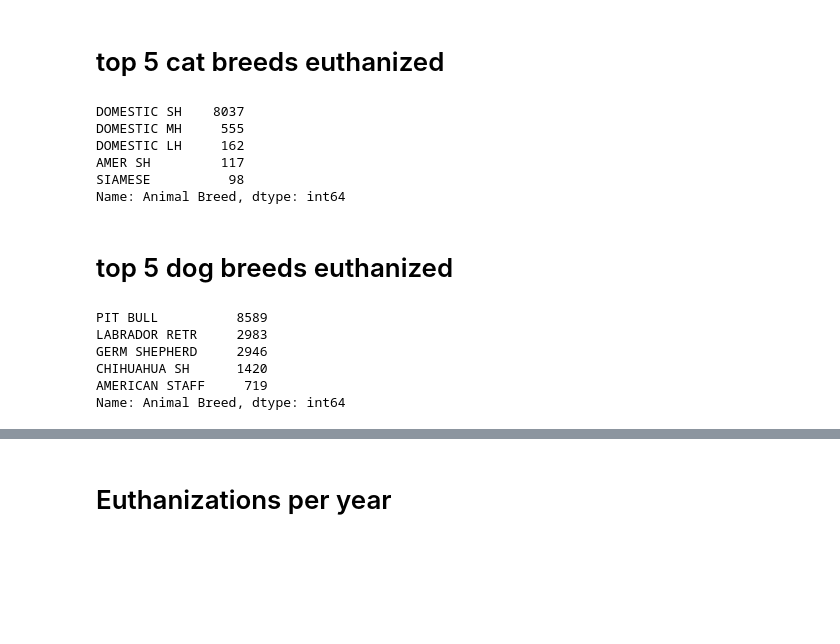
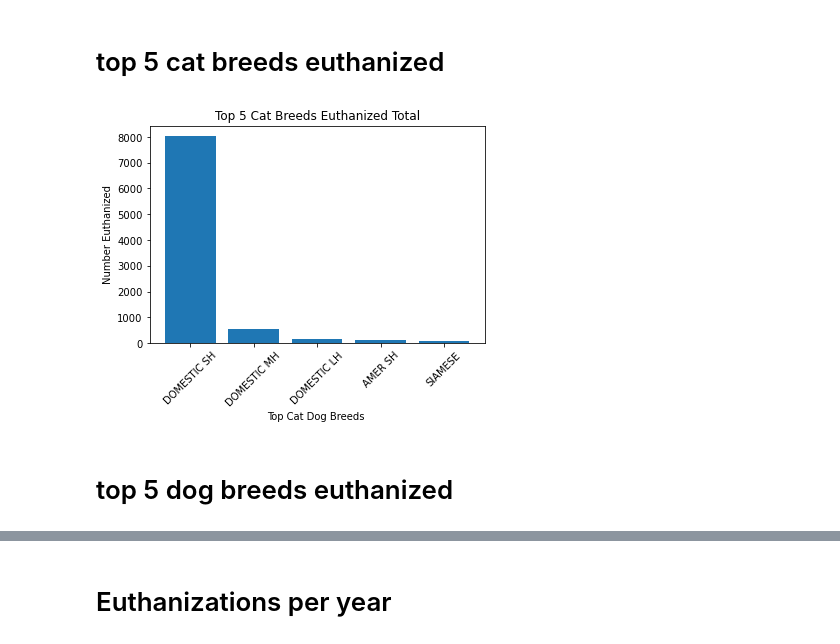
Before and after one commit to jconcha56429/Project1, a Jupyter notebook: Euthanization/Euthanization.ipynb, the cells around one changed output, grey strips where cells are left out. Drawn from its saved outputs; the diff is of its cells as text; code cells hidden in the pictures; blank space fills up the shorter version.

```diff
--- a/Euthanization/Euthanization.ipynb
+++ b/Euthanization/Euthanization.ipynb
@@ -37,25 +52,16 @@ sub_euth_breed
 | AM PIT BULL TER | 169 |
 # %% [markdown]
 # top 5 cat breeds euthanized
-# %%
-cat_euth = euth_df.loc[euth_df['Animal Type'] == 'CAT']
-cat_euth['Animal Breed'].value_counts().head()
-# %% [output]
-DOMESTIC SH    8037
-DOMESTIC MH     555
-DOMESTIC LH     162
-AMER SH         117
-SIAMESE          98
-Name: Animal Breed, dtype: int64
+# %%
+cat_euth = euth_df.loc[euth_df['Animal Type'] == 'CAT']
+cat_count = cat_euth['Animal Breed'].value_counts().head()
+plt.bar(cat_count.index,cat_count)
+plt.xticks(rotation=45)
+plt.title('Top 5 Cat Breeds Euthanized Total')
+plt.xlabel('Top Cat Dog Breeds ')
+plt.ylabel('Number Euthanized')
+plt.show()
+# %% [output]
+[figure, added]
 # %% [markdown]
 # top 5 dog breeds euthanized
-# %%
-dog_euth = euth_df.loc[euth_df['Animal Type'] == 'DOG']
-dog_euth['Animal Breed'].value_counts().head()
-# %% [output]
-PIT BULL          8589
-LABRADOR RETR     2983
-GERM SHEPHERD     2946
-CHIHUAHUA SH      1420
-AMERICAN STAFF     719
-Name: Animal Breed, dtype: int64
```
Also changed, not shown: parts of 10 cells of this notebook.
